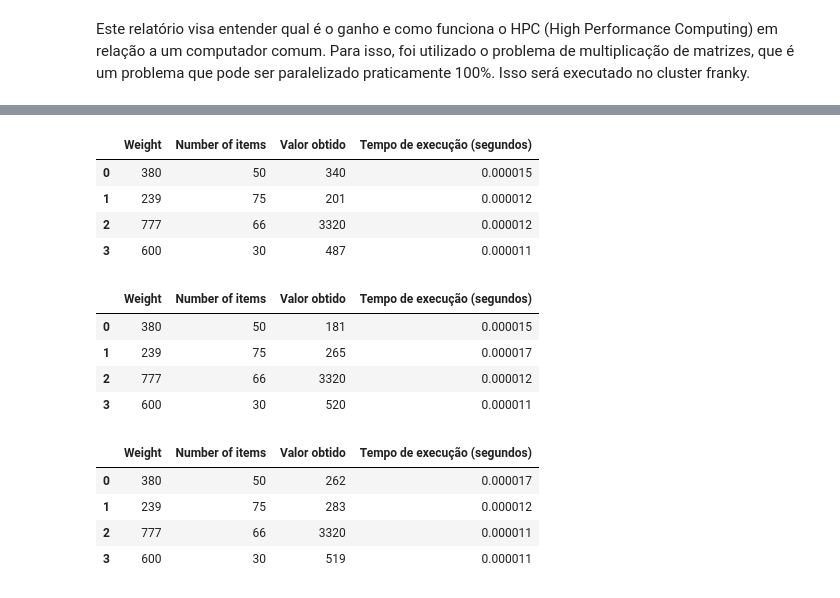
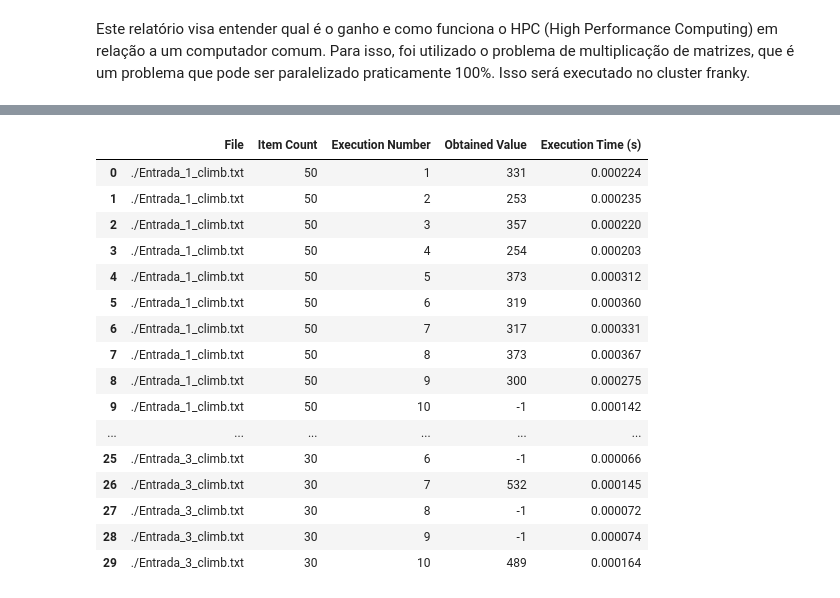
Before and after one commit to nicolasyassuda/super-comp, a Jupyter notebook: Aulas/Aula-8/Relatorio-Aula8.ipynb, the cells around one changed output, grey strips where cells are left out. Saved outputs shown, nothing was run; the diff lists cells and outputs as text; code cells hidden in the pictures.

```diff
--- a/Aulas/Aula-8/Relatorio-Aula8.ipynb
+++ b/Aulas/Aula-8/Relatorio-Aula8.ipynb
@@ -8,7 +8,7 @@ import pandas as pd
 
 # Greedy algorithm data based on user's previous input
 greedy_data = {
-    "File": ["./Entrada_1.txt"] * 10 + ["./Entrada_2.txt"] * 10 + ["./Entrada_3.txt"] * 10,
+    "File": ["./Entrada_1_greedy.txt"] * 10 + ["./Entrada_2_greedy.txt"] * 10 + ["./Entrada_3_greedy.txt"] * 10,
     "Test Number": list(range(1, 11)) * 3,
     "Obtained Value": [
         245, 318, 417, 291, 286, 375, 282, 273, 199, 350,
@@ -30,4 +30,50 @@ greedy_df = pd.DataFrame(greedy_data)
 
 # Display the DataFrame
 greedy_df
+display(greedy_df)
+# Substitution method data
+substitution_data = {
+    "File": ["./Entrada_1_substitution.txt"] * 10 + ["./Entrada_2_substitution.txt"] * 10 + ["./Entrada_3_substitution.txt"] * 10,
+    "Execution Number": list(range(1, 11)) * 3,
+    "Obtained Value": [
+        470, 371, 398, 342, 291, 234, 275, 295, 299, 249,
+        371, 371, 347, 309, 382, 376, 246, 355, 176, 325,
+        533, 453, 529, 410, 496, 495, 580, 406, 462, 450
+    ],
+    "Execution Time (s)": [
+        2.4468e-05, 1.7205e-05, 1.6051e-05, 1.6914e-05, 1.6603e-05, 1.4555e-05,
+        1.3575e-05, 1.4028e-05, 1.6192e-05, 1.2888e-05,
+        2.9395e-05, 3.1065e-05, 1.8886e-05, 2.0699e-05, 2.341e-05, 1.8446e-05,
+        2.6334e-05, 1.5661e-05, 2.0627e-05, 1.7234e-05,
+        2.8363e-05, 1.7099e-05, 1.3343e-05, 1.1731e-05, 1.1923e-05, 1.1652e-05,
+        1.1872e-05, 1.1212e-05, 1.1606e-05, 1.1704e-05
+    ]
+}
+
+# Hill Climb algorithm data
+hill_climb_data = {
+    "File": ["./Entrada_1_climb.txt"] * 10 + ["./Entrada_2_climb.txt"] * 10 + ["./Entrada_3_climb.txt"] * 10,
+    "Item Count": [50] * 10 + [75] * 10 + [30] * 10,
+    "Execution Number": list(range(1, 11)) * 3,
+    "Obtained Value": [
+        331, 253, 357, 254, 373, 319, 317, 373, 300, -1,
+        312, -1, -1, 299, -1, 328, 154, 243, -1, 154,
+        481, 527, 494, 452, 467, -1, 532, -1, -1, 489
+    ],
+    "Execution Time (s)": [
+        0.000224121, 0.000235458, 0.000220088, 0.000202982, 0.000311832, 0.000360236,
+        0.000330749, 0.000366963, 0.000274543, 0.000141572,
+        0.000454385, 0.000201497, 0.000211323, 0.000469196, 0.000202356, 0.000484601,
+        0.000318735, 0.000396815, 0.000207241, 0.000198574,
+        0.000125197, 0.000160311, 0.000177059, 0.000202315, 0.000218545, 6.6436e-05,
+        0.000145299, 7.2293e-05, 7.3859e-05, 0.000163970
+    ]
+}
+
+# Create DataFrames
+substitution_df = pd.DataFrame(substitution_data)
+hill_climb_df = pd.DataFrame(hill_climb_data)
+
+display(substitution_df)
+display(hill_climb_df)
 # %% [output]
@@ -44,15 +114,17 @@ greedy_df
-|  | Weight | Number of items | Valor obtido | Tempo de execução (segundos) |
-| 0 | 380 | 50 | 340 | 0.000015 |
-| 1 | 239 | 75 | 201 | 0.000012 |
-| 2 | 777 | 66 | 3320 | 0.000012 |
-| 3 | 600 | 30 | 487 | 0.000011 |
+|  | File | Item Count | Execution Number | Obtained Value | Execution Time (s) |
+| 0 | ./Entrada_1_climb.txt | 50 | 1 | 331 | 0.000224 |
+| 1 | ./Entrada_1_climb.txt | 50 | 2 | 253 | 0.000235 |
+| 2 | ./Entrada_1_climb.txt | 50 | 3 | 357 | 0.000220 |
+| 3 | ./Entrada_1_climb.txt | 50 | 4 | 254 | 0.000203 |
+| 4 | ./Entrada_1_climb.txt | 50 | 5 | 373 | 0.000312 |
+| 5 | ./Entrada_1_climb.txt | 50 | 6 | 319 | 0.000360 |
+| 6 | ./Entrada_1_climb.txt | 50 | 7 | 317 | 0.000331 |
+| 7 | ./Entrada_1_climb.txt | 50 | 8 | 373 | 0.000367 |
+| 8 | ./Entrada_1_climb.txt | 50 | 9 | 300 | 0.000275 |
+| 9 | ./Entrada_1_climb.txt | 50 | 10 | -1 | 0.000142 |
+| ... | ... | ... | ... | ... | ... |
+| 25 | ./Entrada_3_climb.txt | 30 | 6 | -1 | 0.000066 |
+| 26 | ./Entrada_3_climb.txt | 30 | 7 | 532 | 0.000145 |
+| 27 | ./Entrada_3_climb.txt | 30 | 8 | -1 | 0.000072 |
+| 28 | ./Entrada_3_climb.txt | 30 | 9 | -1 | 0.000074 |
+| 29 | ./Entrada_3_climb.txt | 30 | 10 | 489 | 0.000164 |
-|  | Weight | Number of items | Valor obtido | Tempo de execução (segundos) |
-| 0 | 380 | 50 | 181 | 0.000015 |
-| 1 | 239 | 75 | 265 | 0.000017 |
-| 2 | 777 | 66 | 3320 | 0.000012 |
-| 3 | 600 | 30 | 520 | 0.000011 |
-|  | Weight | Number of items | Valor obtido | Tempo de execução (segundos) |
-| 0 | 380 | 50 | 262 | 0.000017 |
-| 1 | 239 | 75 | 283 | 0.000012 |
-| 2 | 777 | 66 | 3320 | 0.000011 |
-| 3 | 600 | 30 | 519 | 0.000011 |
```
Also changed, not shown: parts of 11 cells of this notebook.
